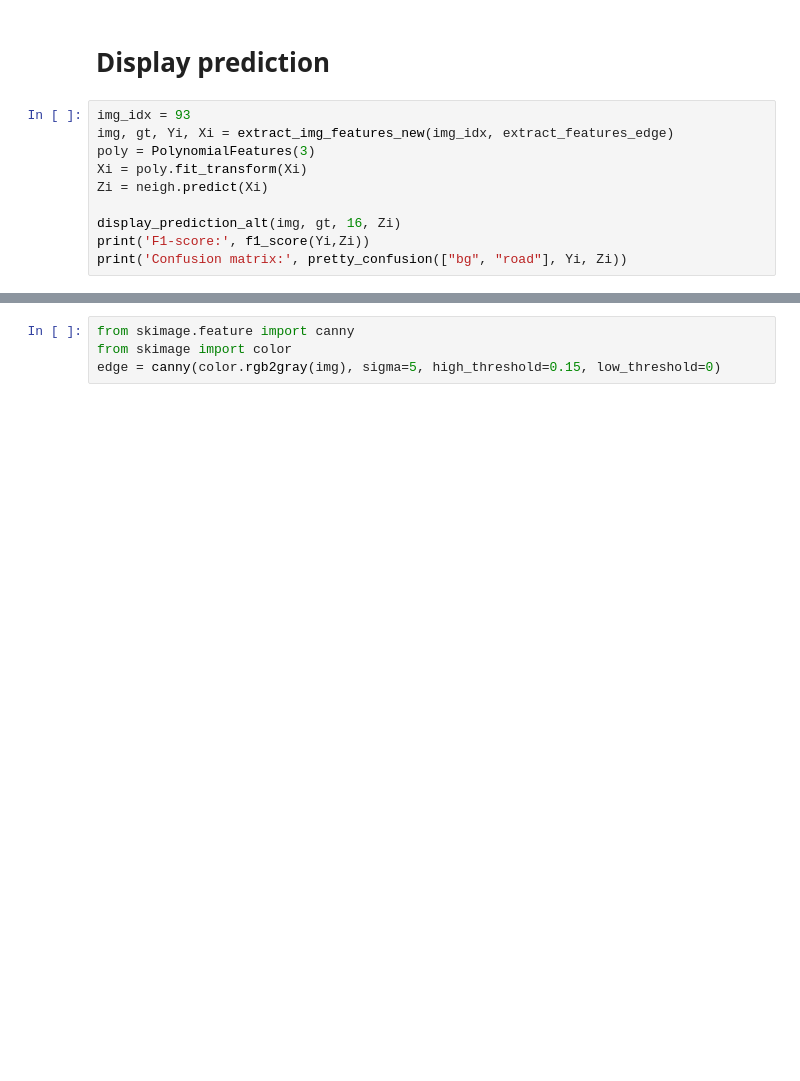
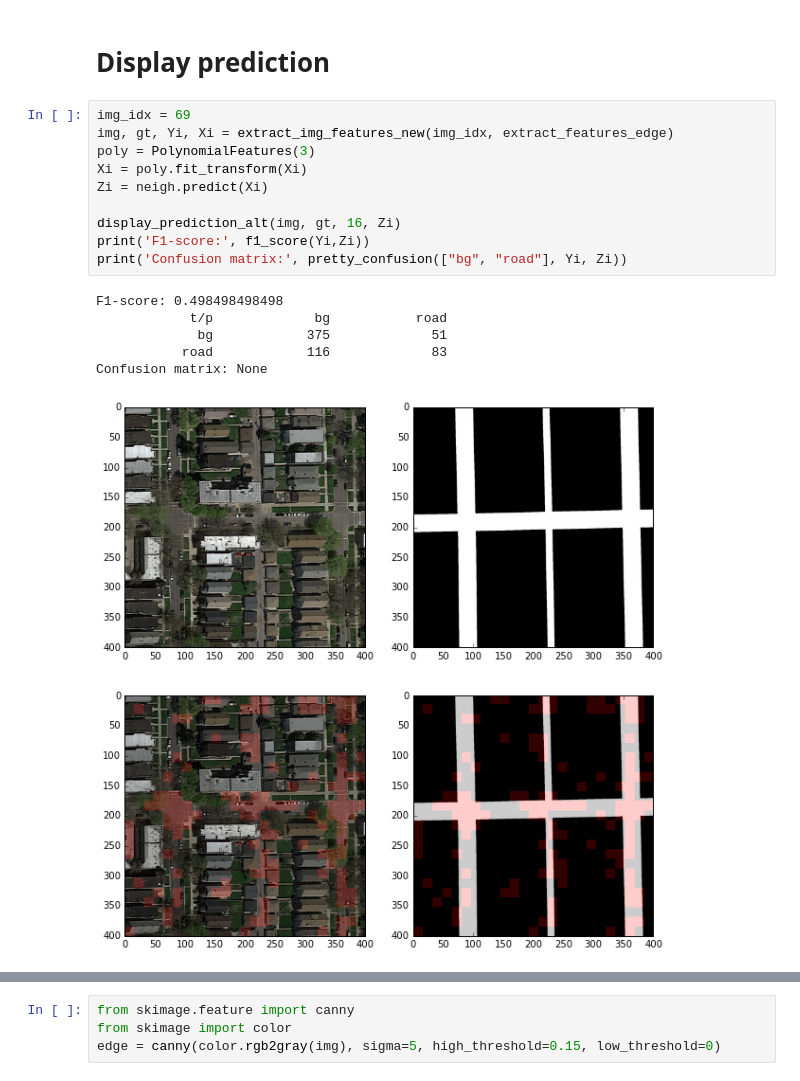
Before and after one commit to PaluchowskiMatthew/MachineLearning, a Jupyter notebook: Projects/project2/project_road_segmentation/Marie's segment_aerial_images.ipynb, the cells around one changed output, grey strips where cells are left out. Cells and saved outputs as stored; diff of their text form; blank space fills up the shorter version.

```diff
--- a/Projects/project2/project_road_segmentation/Marie's segment_aerial_images.ipynb
+++ b/Projects/project2/project_road_segmentation/Marie's segment_aerial_images.ipynb
@@ -79,12 +86,19 @@ print(cr_val.mean())
 # %% [markdown]
 # Display prediction
 # %%
-img_idx = 93
+img_idx = 69
 img, gt, Yi, Xi = extract_img_features_new(img_idx, extract_features_edge)
 poly = PolynomialFeatures(3)
 Xi = poly.fit_transform(Xi)
 Zi = neigh.predict(Xi)
 
 display_prediction_alt(img, gt, 16, Zi)
 print('F1-score:', f1_score(Yi,Zi))
 print('Confusion matrix:', pretty_confusion(["bg", "road"], Yi, Zi))
+# %% [output]
+F1-score: 0.498498498498
+            t/p             bg           road
+             bg            375             51
+           road            116             83
+Confusion matrix: None
+[figure, added]
```
Also changed, not shown: parts of 11 cells of this notebook.
